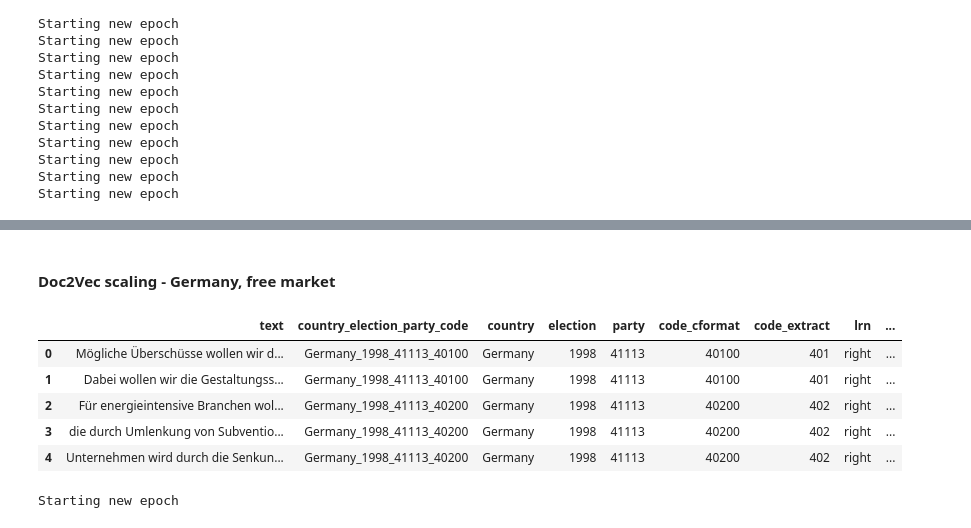
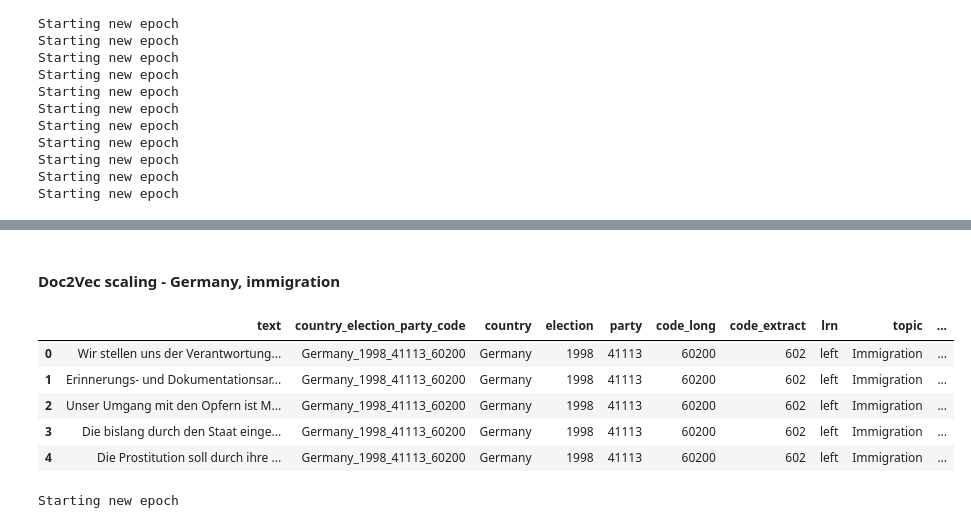
Before and after one commit to hungnguyen167/ContextScale, a Jupyter notebook: 03_main_analyses.ipynb, the cells around one changed output, grey strips where cells are left out. Saved outputs shown, nothing was run; the diff lists cells and outputs as text; code cells hidden in the pictures.

```diff
--- a/03_main_analyses.ipynb
+++ b/03_main_analyses.ipynb
@@ -1910,0 +1485,2 @@ res_table.to_csv('results/tabs and figs/doc2vec_cls.csv', index=False)
+# %%
+manifesto_regrouped.loc[:,'party_election'] = manifesto_regrouped.party.astype(str).str.cat(manifesto_regrouped.election.astype(str), sep='_')
@@ -1917,3 +1526,8 @@ manifesto_deu_rgr['party_election'] = manifesto_deu_rgr.party.astype(str).str.ca
+# %%
+manifesto_deu_rgr.loc[:,'party_name'] = manifesto_deu_rgr['party'].astype(str).apply(party_deu)
+manifesto_deu_rgr = manifesto_deu_rgr[manifesto_deu_rgr.party_name != 'Other']
+manifesto_deu_rgr.loc[:,'election'] = manifesto_deu_rgr['election'].astype(int)
+manifesto_deu_rgr.loc[:,'party_election'] = manifesto_deu_rgr.party_name.str.cat(manifesto_deu_rgr.election.astype(str), sep='_')
 # %%
 manifesto_deu_rgr.head()
 # %% [output]
@@ -2350,16 +1998,16 @@ d2v_wf
 # %%
 d2v_wf.to_csv('data/py_outputs/r&c_wf.csv', index=False)
 # %% [markdown]
-#### Doc2Vec scaling - Germany, free market
+#### Doc2Vec scaling - Germany, immigration
 # %%
-manifesto_deu_rgr_fm = manifesto_deu_rgr[manifesto_deu_rgr.lowe_topic == 'freemarket'].reset_index(drop=True)
+manifesto_deu_rgr_imm = manifesto_deu_rgr[manifesto_deu_rgr.code_extract.isin([601,602,607,608])].reset_index(drop=True)
 # %%
-manifesto_deu_rgr_fm.head()
+manifesto_deu_rgr_imm.head()
 # %% [output]
-|  | text | country_election_party_code | country | election | party | code_cformat | code_extract | lrn | ... |
-| 0 | Mögliche Überschüsse wollen wir d... | Germany_1998_41113_40100 | Germany | 1998 | 41113 | 40100 | 401 | right | ... |
-| 1 | Dabei wollen wir die Gestaltungss... | Germany_1998_41113_40100 | Germany | 1998 | 41113 | 40100 | 401 | right | ... |
-| 2 | Für energieintensive Branchen wol... | Germany_1998_41113_40200 | Germany | 1998 | 41113 | 40200 | 402 | right | ... |
-| 3 | die durch Umlenkung von Subventio... | Germany_1998_41113_40200 | Germany | 1998 | 41113 | 40200 | 402 | right | ... |
-| 4 | Unternehmen wird durch die Senkun... | Germany_1998_41113_40200 | Germany | 1998 | 41113 | 40200 | 402 | right | ... |
+|  | text | country_election_party_code | country | election | party | code_long | code_extract | lrn | topic | ... |
+| 0 | Wir stellen uns der Verantwortung... | Germany_1998_41113_60200 | Germany | 1998 | 41113 | 60200 | 602 | left | Immigration | ... |
+| 1 | Erinnerungs- und Dokumentationsar... | Germany_1998_41113_60200 | Germany | 1998 | 41113 | 60200 | 602 | left | Immigration | ... |
+| 2 | Unser Umgang mit den Opfern ist M... | Germany_1998_41113_60200 | Germany | 1998 | 41113 | 60200 | 602 | left | Immigration | ... |
+| 3 | Die bislang durch den Staat einge... | Germany_1998_41113_60200 | Germany | 1998 | 41113 | 60200 | 602 | left | Immigration | ... |
+| 4 | Die Prostitution soll durch ihre ... | Germany_1998_41113_60200 | Germany | 1998 | 41113 | 60200 | 602 | left | Immigration | ... |
 # %%
```
Also changed, not shown: parts of 510 cells of this notebook, 13 other files.
